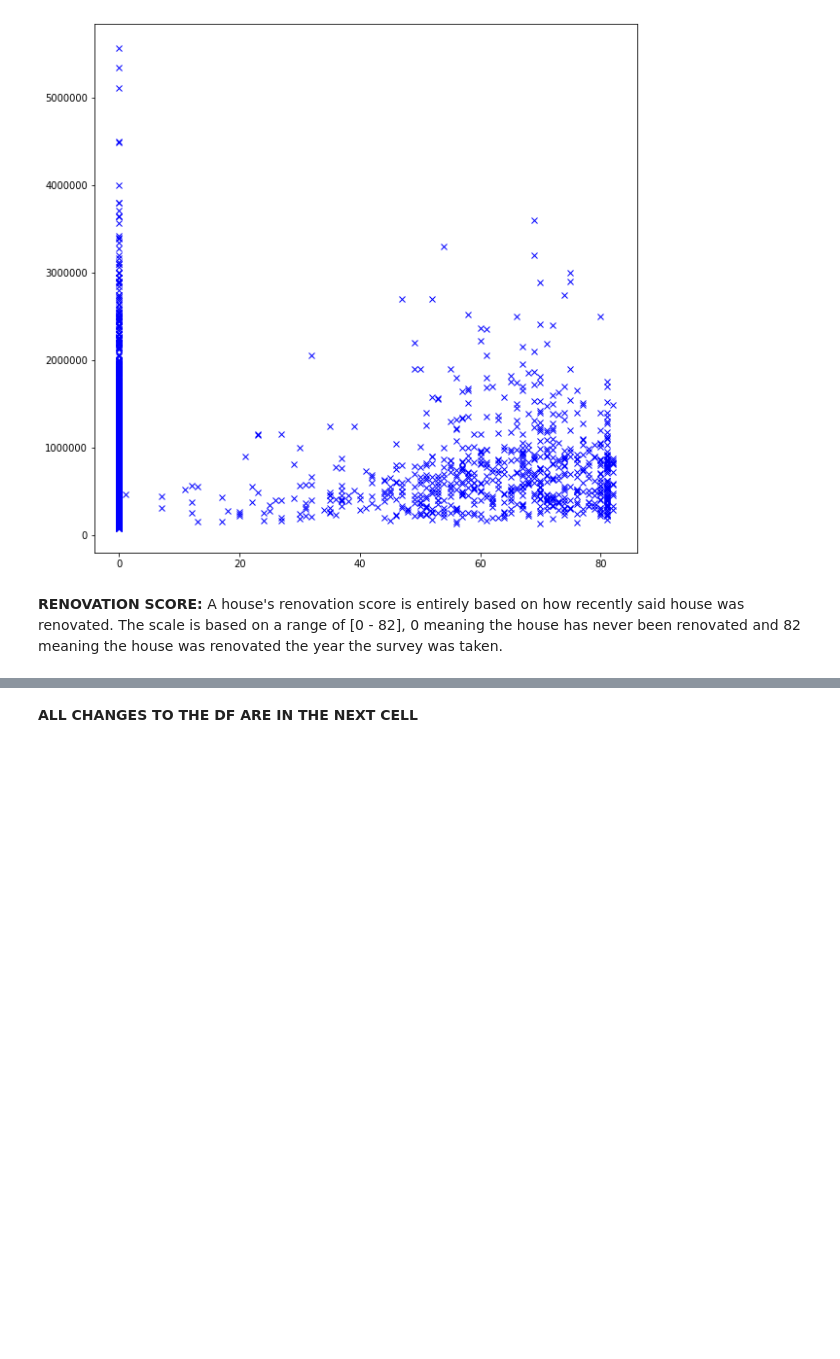
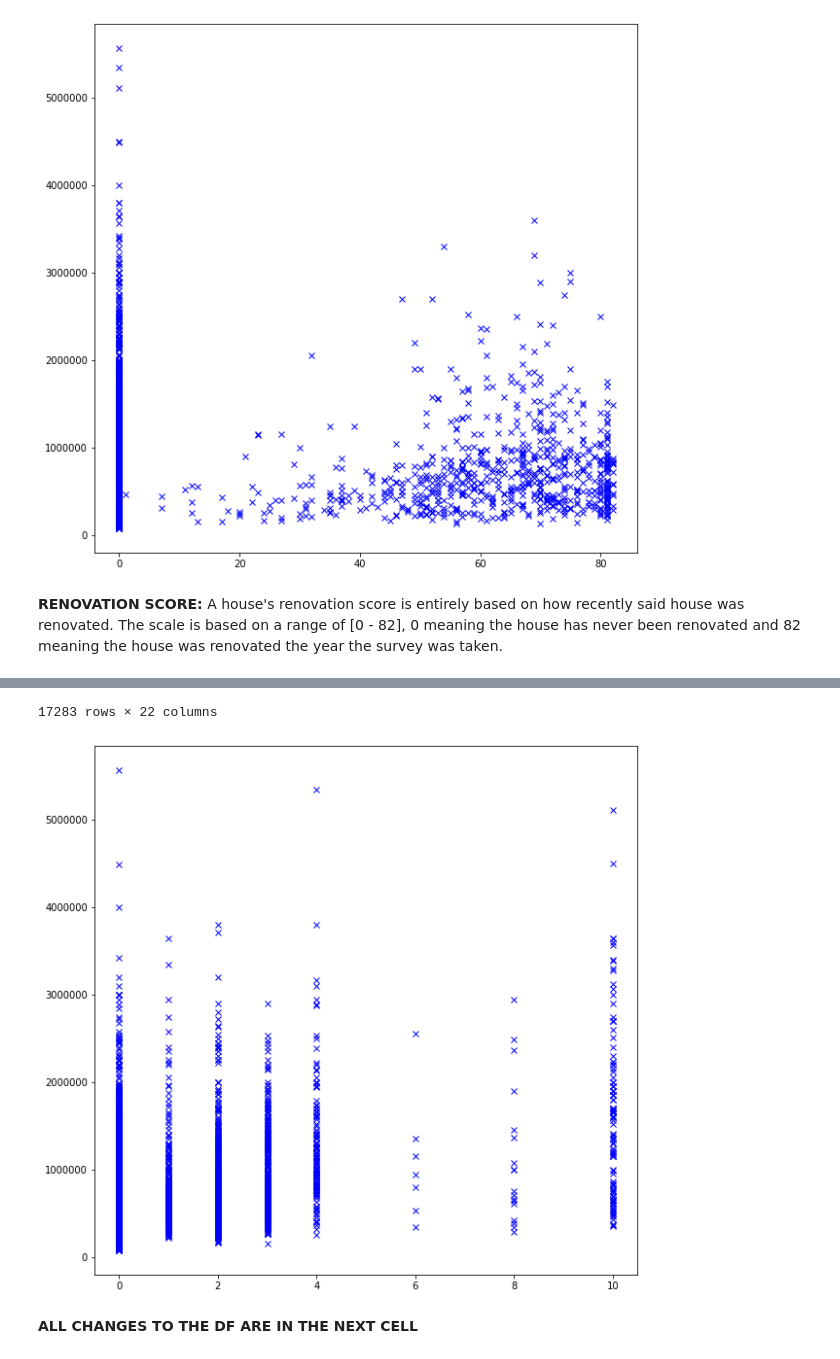
Before and after one commit to WhyHelloPear/kaggle01, a Jupyter notebook: data_display.ipynb, the cells around one changed output, grey strips where cells are left out. Cells and saved outputs as stored; diff of their text form; code cells hidden in the pictures; blank space fills up the shorter version.

```diff
--- a/data_display.ipynb
+++ b/data_display.ipynb
@@ -147,6 +147,4 @@ for i in df['yr_renovated']:
         scores.append((i - 2015) + 82)
     else:
         scores.append(0)
-df['yr_renovated'] = scores
-df.drop(['yr_renovated'], axis=1)
-df.rename(columns={'yr_renovated': "renovation_score"})
+df['renovation_score'] = scores
@@ -178,3 +157,22 @@ axes.plot(scores, df['price'], 'bx')
 [figure]
 # %% [markdown]
 **RENOVATION SCORE:** A house's renovation score is entirely based on how recently said house was renovated. The scale is based on a range of [0 - 82], 0 meaning the house has never been renovated and 82 meaning the house was renovated the year the survey was taken.
+# %%
+df['view']
+df['waterfront']
+
+landvalue = []
+view = list(df['view'])
+water = list(df['waterfront'])
+for i in range(len(water)):
+    value = view[i]
+    if water[i] == 1:
+        value  = (value + 1) * 2
+    landvalue.append(value)
+df['landvalue'] = landvalue
+
+fig, axes = plt.subplots(1,1, figsize = (10,10))
+fig.subplots_adjust(wspace = 0.3, hspace = 0.5)
+axes.plot(landvalue, df['price'], 'bx')
+df
+# %% [output]
@@ -181,3 +196,5 @@ axes.plot(scores, df['price'], 'bx')
+17283 rows × 22 columns
+[figure, added]
 # %% [markdown]
 **ALL CHANGES TO THE DF ARE IN THE NEXT CELL**
 # %%
```
Also changed, not shown: parts of 3 cells of this notebook, 3 other files.
